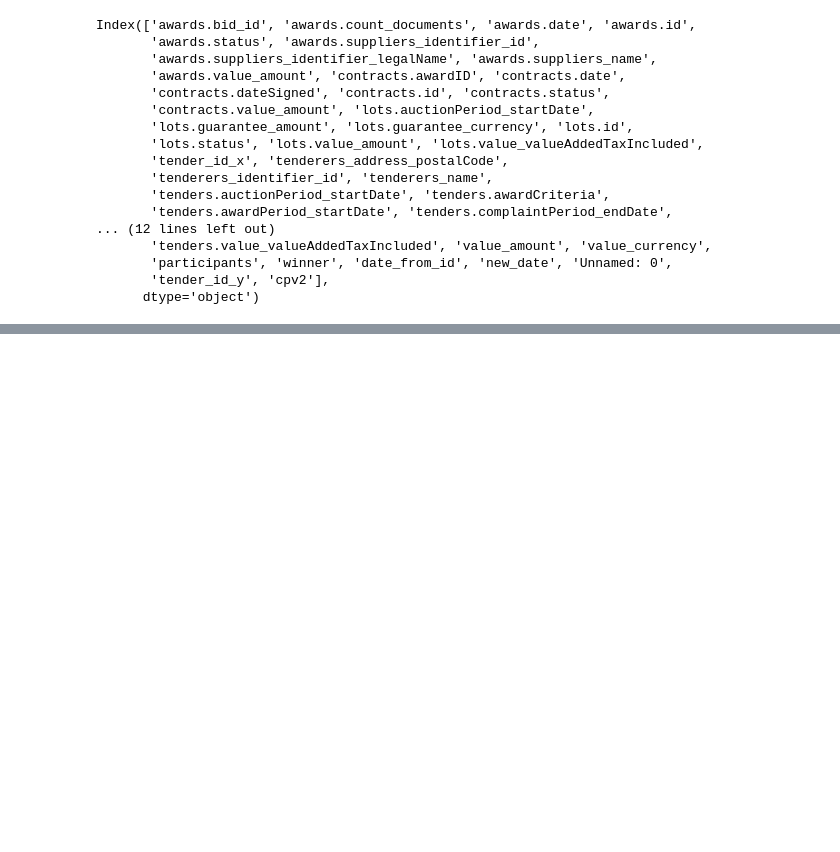
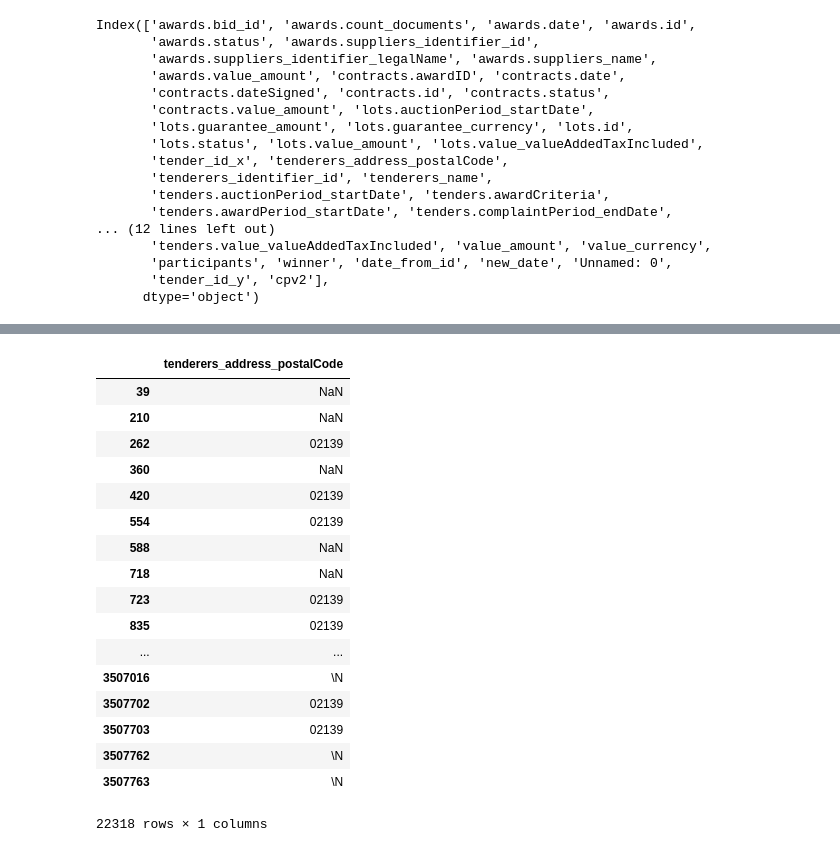
Before and after one commit to MykolaRobot/Prozzoro_project, a Jupyter notebook: Data_prepr_batches_100_new.ipynb, the cells around one changed output, grey strips where cells are left out. Cells and saved outputs as stored; diff of their text form; code cells hidden in the pictures; blank space fills up the shorter version.

```diff
--- a/Data_prepr_batches_100_new.ipynb
+++ b/Data_prepr_batches_100_new.ipynb
@@ -372,0 +395,21 @@ Concat
+# %%
+df[df['participants']=='32490244'][['tenderers_address_postalCode']]
+# %% [output]
+|  | tenderers_address_postalCode |
+| 39 | NaN |
+| 210 | NaN |
+| 262 | 02139 |
+| 360 | NaN |
+| 420 | 02139 |
+| 554 | 02139 |
+| 588 | NaN |
+| 718 | NaN |
+| 723 | 02139 |
+| 835 | 02139 |
+| ... | ... |
+| 3507016 | \N |
+| 3507702 | 02139 |
+| 3507703 | 02139 |
+| 3507762 | \N |
+| 3507763 | \N |
+22318 rows × 1 columns
```
Also changed, not shown: parts of 8 cells of this notebook.
